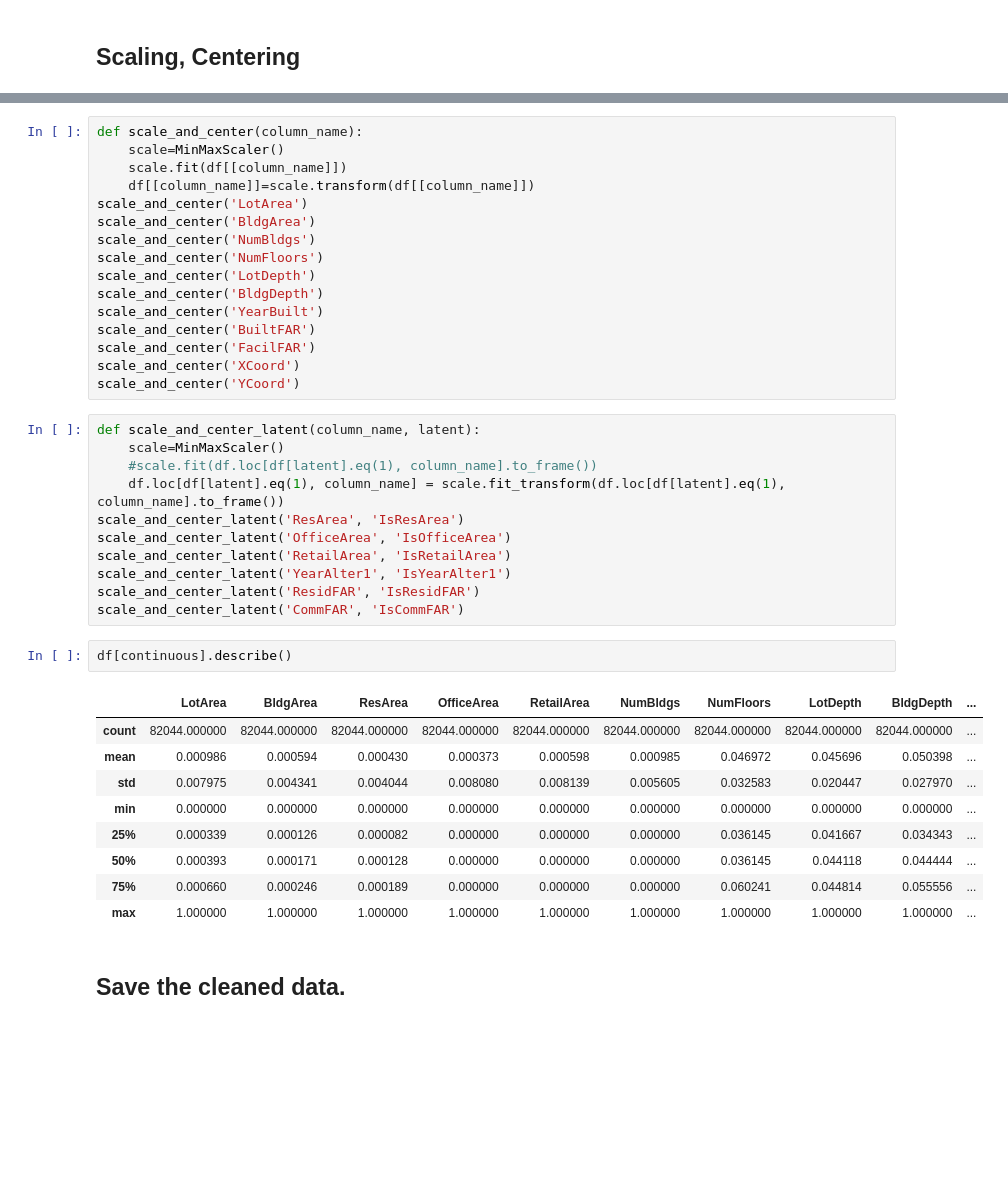
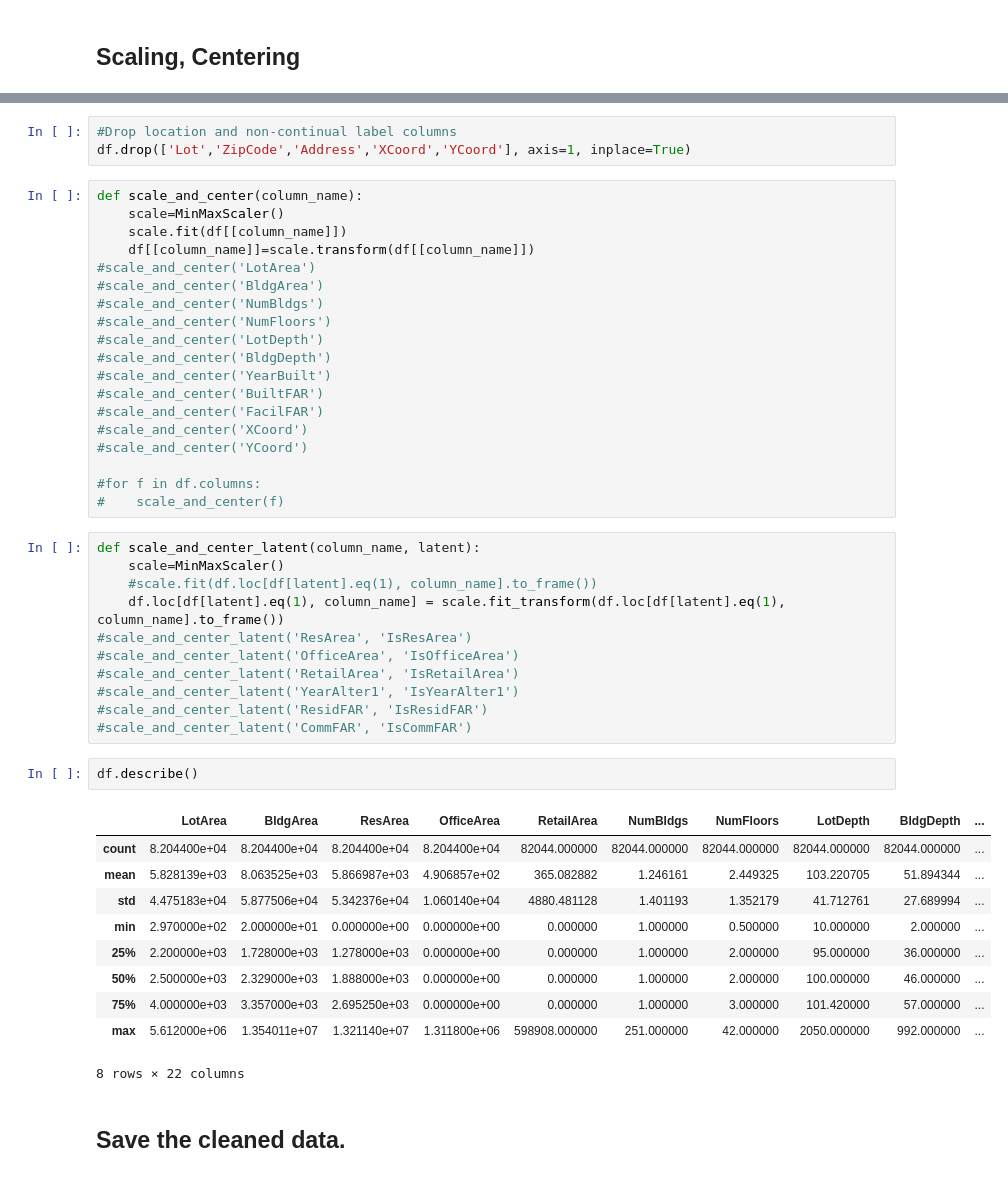
Before and after one commit to JeffBohn/notebooks, a Jupyter notebook: Courses/IBM-DS0720EN-Capstone/notebook3.ipynb, the cells around one changed output, grey strips where cells are left out. Saved outputs shown, nothing was run; the diff lists cells and outputs as text; blank space fills up the shorter version.

```diff
--- a/Courses/IBM-DS0720EN-Capstone/notebook3.ipynb
+++ b/Courses/IBM-DS0720EN-Capstone/notebook3.ipynb
@@ -588,42 +629,49 @@ Name: IsCommFAR, dtype: int64
+# %%
+#Drop location and non-continual label columns
+df.drop(['Lot','ZipCode','Address','XCoord','YCoord'], axis=1, inplace=True)
 # %%
 def scale_and_center(column_name):
     scale=MinMaxScaler()
     scale.fit(df[[column_name]])
     df[[column_name]]=scale.transform(df[[column_name]])
-scale_and_center('LotArea')
-scale_and_center('BldgArea')
-scale_and_center('NumBldgs')
-scale_and_center('NumFloors')
-scale_and_center('LotDepth')
-scale_and_center('BldgDepth')
-scale_and_center('YearBuilt')
-scale_and_center('BuiltFAR')
-scale_and_center('FacilFAR')
-scale_and_center('XCoord')
-scale_and_center('YCoord')
+#scale_and_center('LotArea')
+#scale_and_center('BldgArea')
+#scale_and_center('NumBldgs')
+#scale_and_center('NumFloors')
+#scale_and_center('LotDepth')
+#scale_and_center('BldgDepth')
+#scale_and_center('YearBuilt')
+#scale_and_center('BuiltFAR')
+#scale_and_center('FacilFAR')
+#scale_and_center('XCoord')
+#scale_and_center('YCoord')
+
+#for f in df.columns:
+#    scale_and_center(f)
 # %%
 def scale_and_center_latent(column_name, latent):
     scale=MinMaxScaler()
     #scale.fit(df.loc[df[latent].eq(1), column_name].to_frame())
     df.loc[df[latent].eq(1), column_name] = scale.fit_transform(df.loc[df[latent].eq(1), column_name].to_frame())
-scale_and_center_latent('ResArea', 'IsResArea')
-scale_and_center_latent('OfficeArea', 'IsOfficeArea')
-scale_and_center_latent('RetailArea', 'IsRetailArea')
-scale_and_center_latent('YearAlter1', 'IsYearAlter1')
-scale_and_center_latent('ResidFAR', 'IsResidFAR')
-scale_and_center_latent('CommFAR', 'IsCommFAR')
+#scale_and_center_latent('ResArea', 'IsResArea')
+#scale_and_center_latent('OfficeArea', 'IsOfficeArea')
+#scale_and_center_latent('RetailArea', 'IsRetailArea')
+#scale_and_center_latent('YearAlter1', 'IsYearAlter1')
+#scale_and_center_latent('ResidFAR', 'IsResidFAR')
+#scale_and_center_latent('CommFAR', 'IsCommFAR')
 # %%
-df[continuous].describe()
+df.describe()
 # %% [output]
 |  | LotArea | BldgArea | ResArea | OfficeArea | RetailArea | NumBldgs | NumFloors | LotDepth | BldgDepth | ... |
-| count | 82044.000000 | 82044.000000 | 82044.000000 | 82044.000000 | 82044.000000 | 82044.000000 | 82044.000000 | 82044.000000 | 82044.000000 | ... |
-| mean | 0.000986 | 0.000594 | 0.000430 | 0.000373 | 0.000598 | 0.000985 | 0.046972 | 0.045696 | 0.050398 | ... |
-| std | 0.007975 | 0.004341 | 0.004044 | 0.008080 | 0.008139 | 0.005605 | 0.032583 | 0.020447 | 0.027970 | ... |
-| min | 0.000000 | 0.000000 | 0.000000 | 0.000000 | 0.000000 | 0.000000 | 0.000000 | 0.000000 | 0.000000 | ... |
-| 25% | 0.000339 | 0.000126 | 0.000082 | 0.000000 | 0.000000 | 0.000000 | 0.036145 | 0.041667 | 0.034343 | ... |
-| 50% | 0.000393 | 0.000171 | 0.000128 | 0.000000 | 0.000000 | 0.000000 | 0.036145 | 0.044118 | 0.044444 | ... |
-| 75% | 0.000660 | 0.000246 | 0.000189 | 0.000000 | 0.000000 | 0.000000 | 0.060241 | 0.044814 | 0.055556 | ... |
-| max | 1.000000 | 1.000000 | 1.000000 | 1.000000 | 1.000000 | 1.000000 | 1.000000 | 1.000000 | 1.000000 | ... |
+| count | 8.204400e+04 | 8.204400e+04 | 8.204400e+04 | 8.204400e+04 | 82044.000000 | 82044.000000 | 82044.000000 | 82044.000000 | 82044.000000 | ... |
+| mean | 5.828139e+03 | 8.063525e+03 | 5.866987e+03 | 4.906857e+02 | 365.082882 | 1.246161 | 2.449325 | 103.220705 | 51.894344 | ... |
+| std | 4.475183e+04 | 5.877506e+04 | 5.342376e+04 | 1.060140e+04 | 4880.481128 | 1.401193 | 1.352179 | 41.712761 | 27.689994 | ... |
+| min | 2.970000e+02 | 2.000000e+01 | 0.000000e+00 | 0.000000e+00 | 0.000000 | 1.000000 | 0.500000 | 10.000000 | 2.000000 | ... |
+| 25% | 2.200000e+03 | 1.728000e+03 | 1.278000e+03 | 0.000000e+00 | 0.000000 | 1.000000 | 2.000000 | 95.000000 | 36.000000 | ... |
+| 50% | 2.500000e+03 | 2.329000e+03 | 1.888000e+03 | 0.000000e+00 | 0.000000 | 1.000000 | 2.000000 | 100.000000 | 46.000000 | ... |
+| 75% | 4.000000e+03 | 3.357000e+03 | 2.695250e+03 | 0.000000e+00 | 0.000000 | 1.000000 | 3.000000 | 101.420000 | 57.000000 | ... |
+| max | 5.612000e+06 | 1.354011e+07 | 1.321140e+07 | 1.311800e+06 | 598908.000000 | 251.000000 | 42.000000 | 2050.000000 | 992.000000 | ... |
+8 rows × 22 columns
 # %% [markdown]
 ## Save the cleaned data.
 # %%
```
Also changed, not shown: parts of 31 cells of this notebook, 1 other file.
